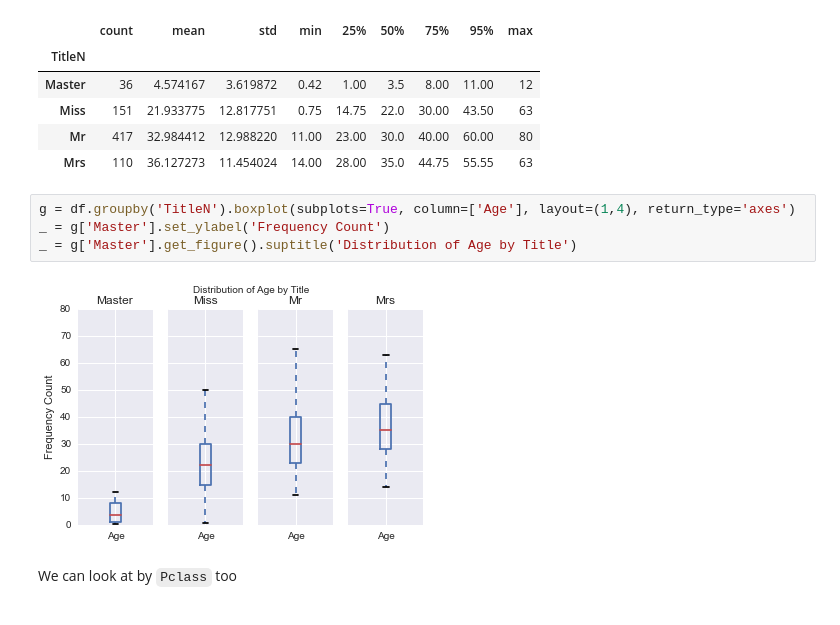
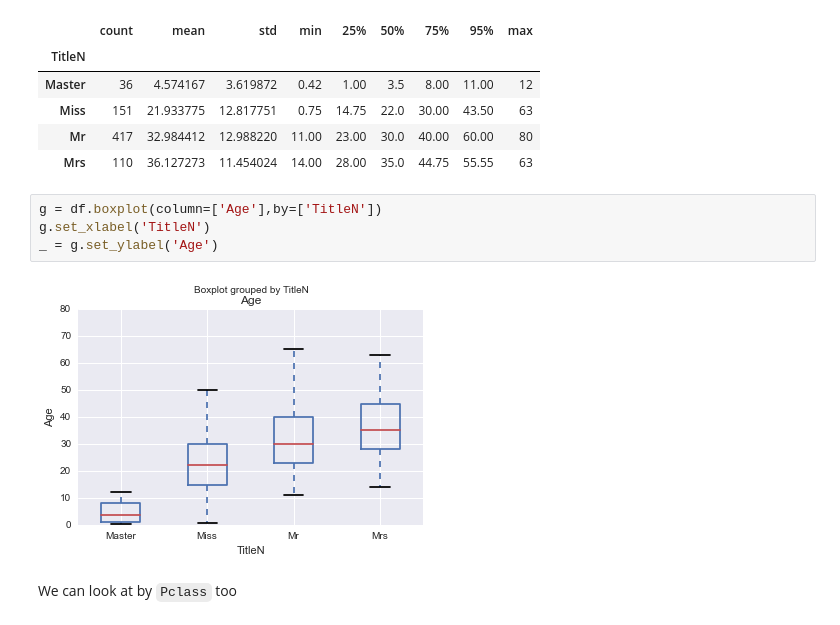
Before and after one commit to sgurjar/dand, a Jupyter notebook: p2-investigate-a-dataset/p2-investigate_a_dataset.ipynb, the cells around one changed output. Cells and saved outputs as stored; diff of their text form.

```diff
--- a/p2-investigate-a-dataset/p2-investigate_a_dataset.ipynb
+++ b/p2-investigate-a-dataset/p2-investigate_a_dataset.ipynb
@@ -280,12 +293,12 @@ df.groupby('TitleN')['Age'].describe(percentiles=[.25,.5,.75,.95]).unstack()
 | Miss | 151 | 21.933775 | 12.817751 | 0.75 | 14.75 | 22.0 | 30.00 | 43.50 | 63 |
 | Mr | 417 | 32.984412 | 12.988220 | 11.00 | 23.00 | 30.0 | 40.00 | 60.00 | 80 |
 | Mrs | 110 | 36.127273 | 11.454024 | 14.00 | 28.00 | 35.0 | 44.75 | 55.55 | 63 |
-# %%
-g = df.groupby('TitleN').boxplot(subplots=True, column=['Age'], layout=(1,4), return_type='axes')
-_ = g['Master'].set_ylabel('Frequency Count')
-_ = g['Master'].get_figure().suptitle('Distribution of Age by Title')
-# %% [output]
-[figure, removed]
+# %%
+g = df.boxplot(column=['Age'],by=['TitleN'])
+g.set_xlabel('TitleN')
+_ = g.set_ylabel('Age')
+# %% [output]
+[figure, added]
 # %% [markdown]
 We can look at by `Pclass` too
 # %%
```
Also changed, not shown: parts of 10 cells of this notebook.
